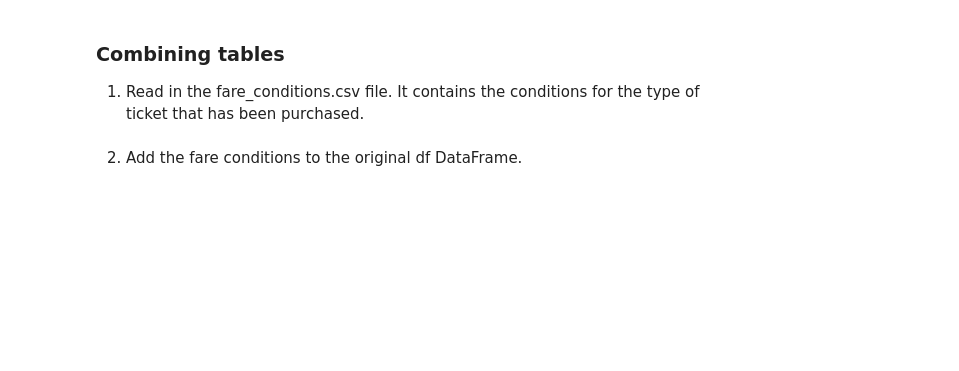
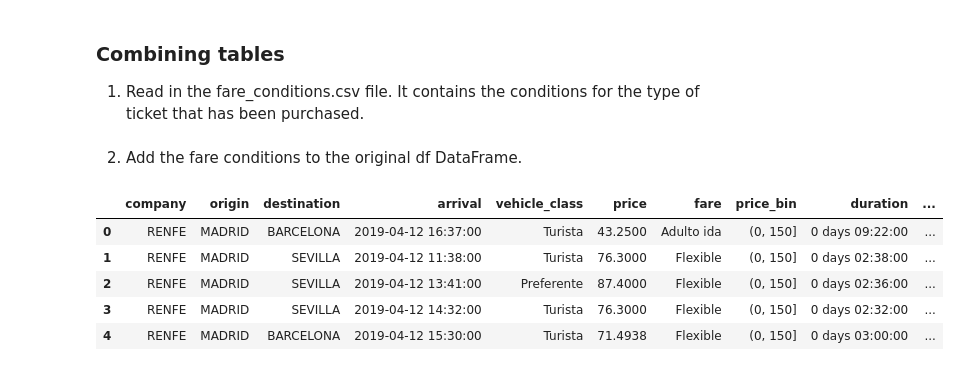
Before and after one commit to rupert-wood/python_training, a Jupyter notebook: exercises 2.ipynb, the cells around one changed output. Drawn from its saved outputs; the diff is of its cells as text; code cells hidden in the pictures; blank space fills up the shorter version.

```diff
--- a/exercises 2.ipynb
+++ b/exercises 2.ipynb
@@ -729,5 +747,17 @@ average vs. the actual values of price.
 ### Combining tables
 1. Read in the fare_conditions.csv file. It contains the conditions for
 the type of ticket that has been purchased.
+# %%
+fare_conditions = pd.read_csv('data/fare_conditions.csv')
 # %% [markdown]
 2. Add the fare conditions to the original df DataFrame.
+# %%
+df = df.merge(fare_conditions, how = 'left', on = 'fare')
+df.head()
+# %% [output]
+|  | company | origin | destination | arrival | vehicle_class | price | fare | price_bin | duration | ... |
+| 0 | RENFE | MADRID | BARCELONA | 2019-04-12 16:37:00 | Turista | 43.2500 | Adulto ida | (0, 150] | 0 days 09:22:00 | ... |
+| 1 | RENFE | MADRID | SEVILLA | 2019-04-12 11:38:00 | Turista | 76.3000 | Flexible | (0, 150] | 0 days 02:38:00 | ... |
+| 2 | RENFE | MADRID | SEVILLA | 2019-04-12 13:41:00 | Preferente | 87.4000 | Flexible | (0, 150] | 0 days 02:36:00 | ... |
+| 3 | RENFE | MADRID | SEVILLA | 2019-04-12 14:32:00 | Turista | 76.3000 | Flexible | (0, 150] | 0 days 02:32:00 | ... |
+| 4 | RENFE | MADRID | BARCELONA | 2019-04-12 15:30:00 | Turista | 71.4938 | Flexible | (0, 150] | 0 days 03:00:00 | ... |
```
Also changed, not shown: parts of 1 cell of this notebook, 1 other file.
